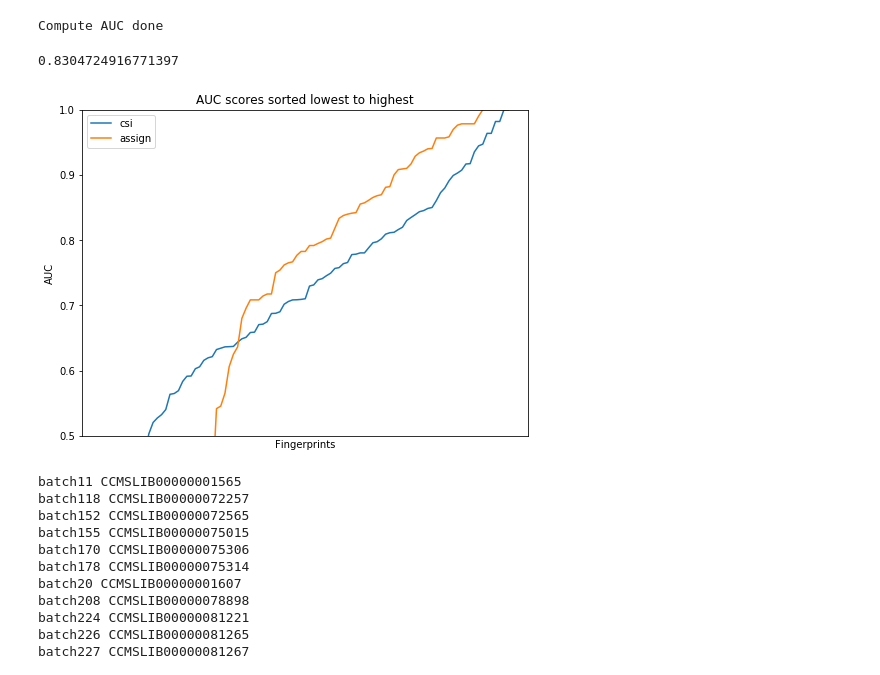
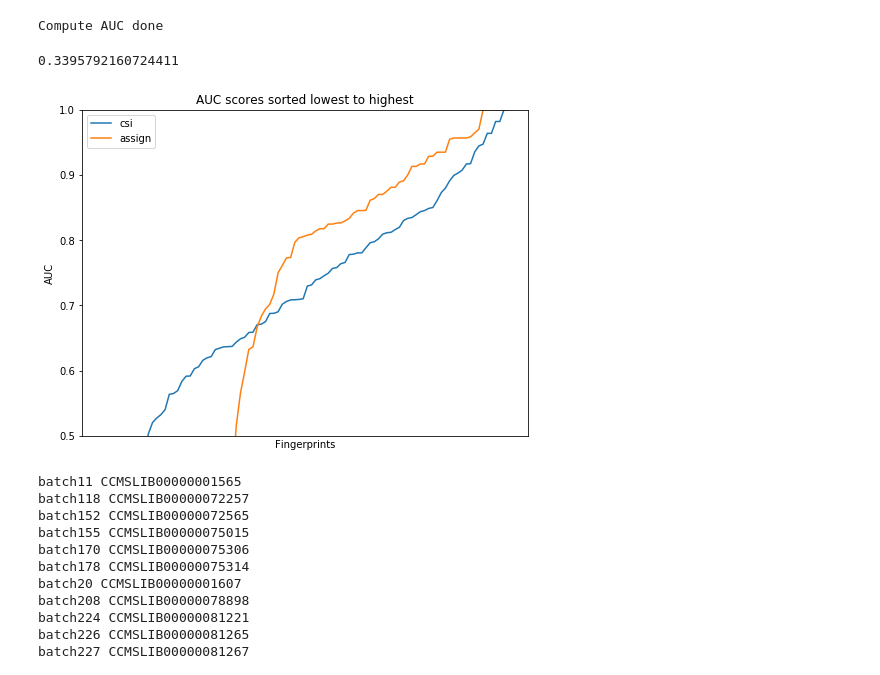
Before and after one commit to sdrogers/nnpredict, a Jupyter notebook: Code/Python/Final_vs_CSI.ipynb, the cells around one changed output. Cells and saved outputs as stored; diff of their text form; code cells hidden in the pictures.

```diff
--- a/Code/Python/Final_vs_CSI.ipynb
+++ b/Code/Python/Final_vs_CSI.ipynb
@@ -569,18 +571,18 @@ Compute AUC done
 # %%
 differences = []
 pvalues = []
-base_aucs = []
+base_aucs_wrong = []
 exp_aucs = []
 
 for i, auc in csi_correct_auc:
-    difference = assign_auc[i][1] - auc # remove outliers
+    difference = assign_auc_wrong[i][1] - auc # remove outliers
 
     if difference != 0:
-        base_aucs.append(assign_auc[i][1])
+        base_aucs_wrong.append(assign_auc_wrong[i][1])
         exp_aucs.append(auc)
         differences.append((i, difference))
 
-t_test = stats.wilcoxon(base_aucs, exp_aucs)
+t_test = stats.wilcoxon(base_aucs_wrong, exp_aucs)
 
 print(t_test.pvalue)
 # %% [output]
@@ -792,44 +823,44 @@ batch77 CCMSLIB00000072062
 # %%
 predicted = mod_known_ion.predict(np.log(correct_assigned_trees_known_ion.values + 1))
 # %%
-assign_known_ion_auc = compute_auc(correct_fingerprints.columns.tolist(), correct_fingerprints.values, predicted)
+assign_known_ion_auc_correct = compute_auc(correct_fingerprints.columns.tolist(), correct_fingerprints.values, predicted)
 # %% [output]
 Compute AUC done
 # %%
 differences = []
 pvalues = []
-base_aucs = []
+base_aucs_correct_known = []
 exp_aucs = []
 
 for i, auc in csi_correct_auc:
-    difference = assign_known_ion_auc[i][1] - auc # remove outliers
+    difference = assign_known_ion_auc_correct[i][1] - auc # remove outliers
 
     if difference != 0:
-        base_aucs.append(assign_known_ion_auc[i][1])
+        base_aucs_correct_known.append(assign_known_ion_auc_correct[i][1])
         exp_aucs.append(auc)
         differences.append((i, difference))
 
-t_test = stats.wilcoxon(base_aucs, exp_aucs)
+t_test = stats.wilcoxon(base_aucs_correct_known, exp_aucs)
 
 print(t_test.pvalue)
 # %% [output]
-0.8304724916771397
+0.3395792160724411
 # %%
-base_aucs.sort()
+base_aucs_correct_known.sort()
 exp_aucs.sort()
 # %%
 plt.title("AUC scores sorted lowest to highest")
 plt.plot(range(0, len(exp_aucs)), exp_aucs, label="csi")
-plt.plot(range(0, len(base_aucs)), base_aucs, label="assign")
+plt.plot(range(0, len(base_aucs_correct_known)), base_aucs_correct_known, label="assign")
 
 plt.legend()
 plt.xticks([])
 plt.xlabel("Fingerprints")
 plt.ylabel("AUC")
 plt.ylim(0.5, 1)
 plt.show()
 # %% [output]
-[figure, old version]
+[figure, new version]
 # %%
 wrong_assigned_trees_known_ion = assign_to_tree_known_ionization(wrong_mol_names, wrong_folder_file)
 wrong_assigned_trees_known_ion.sort_index(inplace=True)
```
Also changed, not shown: parts of 19 cells of this notebook.
